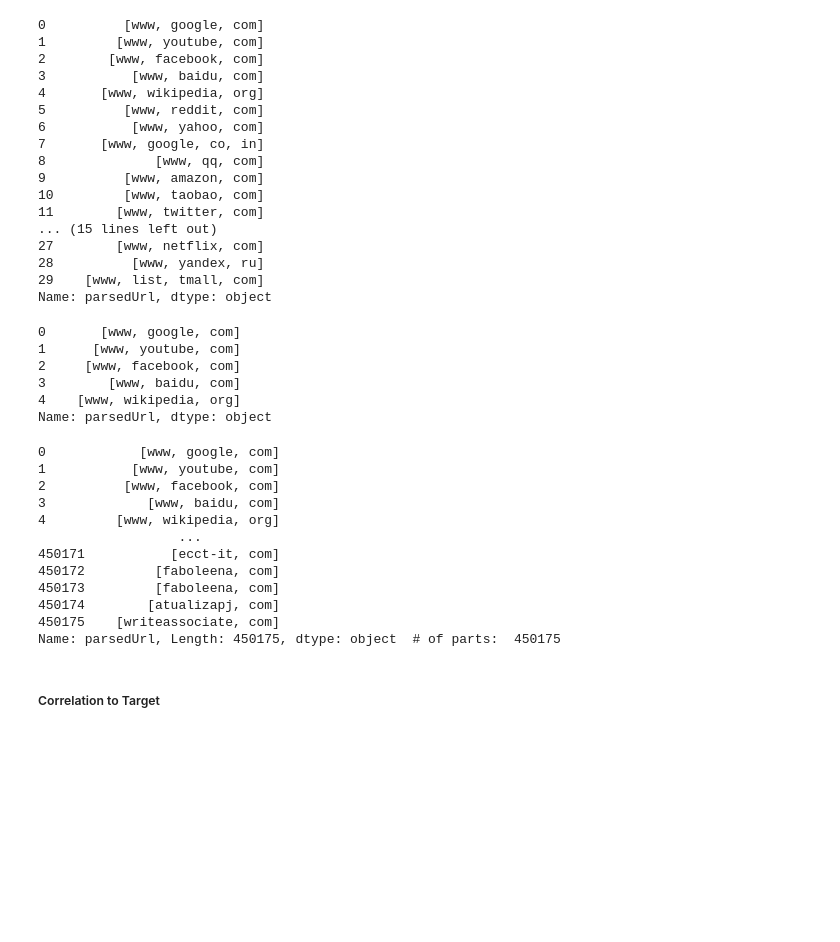
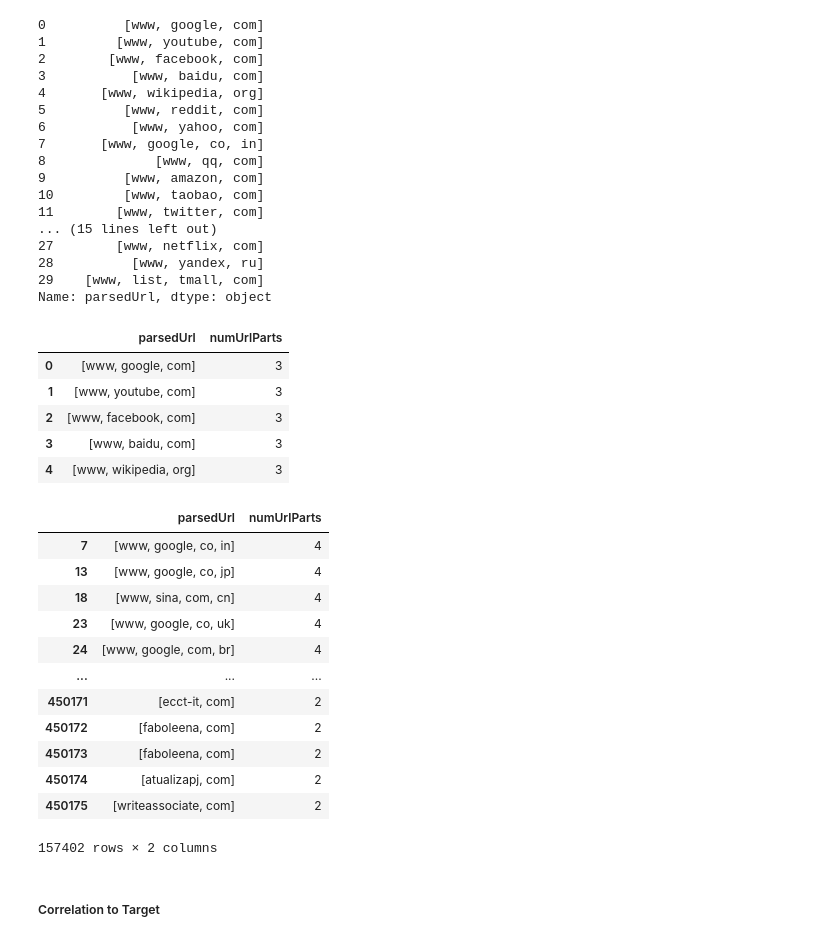
Before and after one commit to mdgarber/DetectPhishURL, a Jupyter notebook: DetectPhishURL/notebooks/detectPhishUrl.ipynb, the cells around one changed output. Cells and saved outputs as stored; diff of their text form; code cells hidden in the pictures; blank space fills up the shorter version.

Commit message:
splitting hostname into URL parts

```diff
--- a/DetectPhishURL/notebooks/detectPhishUrl.ipynb
+++ b/DetectPhishURL/notebooks/detectPhishUrl.ipynb
@@ -323,35 +323,37 @@ urlData['parsedUrl'].head(30).apply(lambda domainName : domainName[1].split(sep=
 Name: parsedUrl, dtype: object
 # %%
 # create variable for the split u[ url domain names
-hostNameSplit = urlData['parsedUrl'].apply(lambda domainName : domainName[1].split(sep='.'))
+hostNameSplit = pd.DataFrame(urlData['parsedUrl'].apply(lambda domainName : domainName[1].split(sep='.')))
+# %%
+# count the number of URL parts - (e.x. www.google.co.uk  is *4* URL parts)
+hostNameSplit['numUrlParts'] = hostNameSplit['parsedUrl'].apply(lambda domainSplit : len(domainSplit))
 # %%
 # view
 hostNameSplit.head()
 # %% [output]
-0       [www, google, com]
-1      [www, youtube, com]
-2     [www, facebook, com]
-3        [www, baidu, com]
-4    [www, wikipedia, org]
-Name: parsedUrl, dtype: object
+|  | parsedUrl | numUrlParts |
+| 0 | [www, google, com] | 3 |
+| 1 | [www, youtube, com] | 3 |
+| 2 | [www, facebook, com] | 3 |
+| 3 | [www, baidu, com] | 3 |
+| 4 | [www, wikipedia, org] | 3 |
 # %%
-# explore the variation in hostname parts
-
-
-# count number of parts
+# explore the variation in hostname parts - not equal to the standard 3
+hostNameSplit[hostNameSplit['numUrlParts'] != 3]
 # %% [output]
+|  | parsedUrl | numUrlParts |
+| 7 | [www, google, co, in] | 4 |
+| 13 | [www, google, co, jp] | 4 |
+| 18 | [www, sina, com, cn] | 4 |
+| 23 | [www, google, co, uk] | 4 |
+| 24 | [www, google, com, br] | 4 |
+| ... | ... | ... |
+| 450171 | [ecct-it, com] | 2 |
+| 450172 | [faboleena, com] | 2 |
+| 450173 | [faboleena, com] | 2 |
+| 450174 | [atualizapj, com] | 2 |
+| 450175 | [writeassociate, com] | 2 |
-0            [www, google, com]
-1           [www, youtube, com]
-2          [www, facebook, com]
-3             [www, baidu, com]
-4         [www, wikipedia, org]
-                  ...
-450171           [ecct-it, com]
-450172         [faboleena, com]
-450173         [faboleena, com]
-450174        [atualizapj, com]
-450175    [writeassociate, com]
-Name: parsedUrl, Length: 450175, dtype: object  # of parts:  450175
+157402 rows × 2 columns
 # %% [markdown]
 ##### Correlation to Target
 # %%
```
